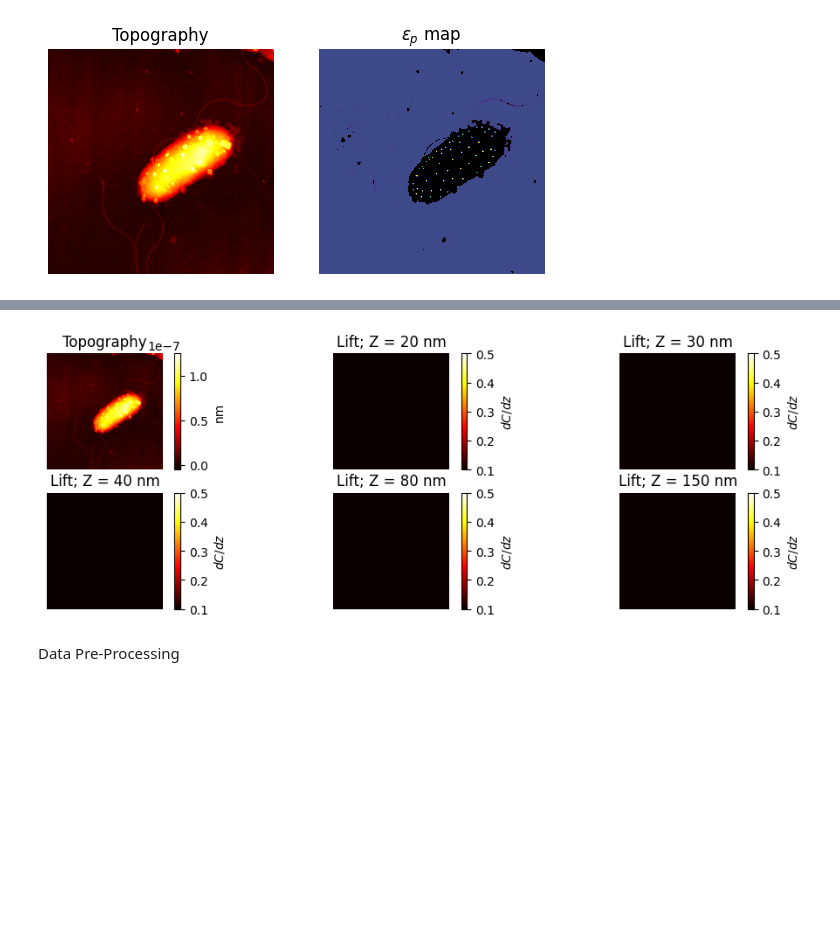
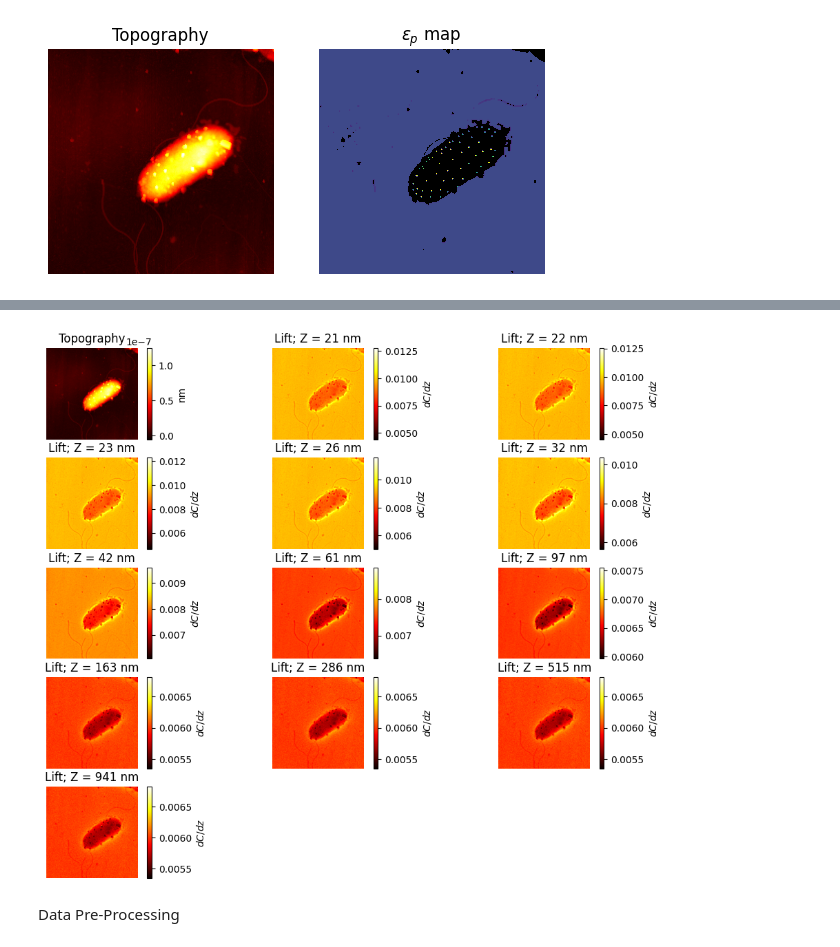
Before and after one commit to mcanoibec/fast_smart_scanning, a Jupyter notebook: work_directory/other_examples/NN_con masks_new_format.ipynb, the cells around one changed output, grey strips where cells are left out. Drawn from its saved outputs; the diff is of its cells as text; code cells hidden in the pictures; blank space fills up the shorter version.

```diff
--- a/work_directory/other_examples/NN_con masks_new_format.ipynb
+++ b/work_directory/other_examples/NN_con masks_new_format.ipynb
@@ -117,17 +114,38 @@ if ref_flip:
 y_mat=matrix_cut(y_mat,nu_dim)
 y=pd.DataFrame(np.reshape(y_mat,nu_dim**2))
 
+
+#Logarithmic sampling
+zetas=np.arange(curves_max_limit)
+maxlen=1713
+curve_height_setpoint=20
+curve_nsamples=12
+
+zs=np.round((np.logspace(start=0,stop=math.log10(maxlen),num=curve_nsamples,endpoint=False)+curve_height_setpoint)).astype(int)
+samples = []
+[samples.append(x) for x in zs if x not in samples]
+
+
+
 if use_lift_files:
     curves_sampled=matrix_cut(lift_samples, nu_dim)
+    curves_sampled=curves_sampled.reshape(nu_dim*nu_dim,len(lifts))
+    #curves_sampled=curves_sampled[:3]
+    b=np.zeros((curves_max_limit,1))
+
+    zzz=np.array(lifts)
+    projection = np.full((len(curves_sampled),len(zetas)), np.nan)
+    for h in tqdm(np.arange(len(curves_sampled))):
+        ccc=curves_sampled[h,:]
+        indices = np.where(np.isin(zetas, zzz.astype(int)))[0]
+        projection[h, indices] = ccc[np.isin(np.round(zzz), zetas)]
+    projection=pd.DataFrame(projection)
+    projection=projection.interpolate(axis=1)
+    projection=projection.bfill(axis=1)
+    curves_sampled=np.array(projection).reshape(nu_dim,nu_dim,curves_max_limit)
+    curves_sampled=curves_sampled[:,:,samples]
+
 else:
-#Logarithmic sampling
-    maxlen=1713
-    curve_height_setpoint=20
-    curve_nsamples=12
-
-    zs=np.round((np.logspace(start=0,stop=math.log10(maxlen),num=curve_nsamples,endpoint=False)+curve_height_setpoint)).astype(int)
-    samples = []
-    [samples.append(x) for x in zs if x not in samples]
 
 
     #New curves
@@ -165,20 +194,20 @@ plt.axis('off')
 # %%
 if input_imgs_view:
     fig=plt.figure(figsize=(12,10))
     ax=fig.add_subplot(5,3,1)
     pcm=ax.imshow(X_mat[:,:,0], cmap='hot')
     ax.set_title("Topography")
     plt.colorbar(pcm, label="nm")
     ax.axis('off')
     for i in range(2,len(X.iloc[0])+1):
         ax=fig.add_subplot(5,3,i)
-        pcm=ax.imshow(X_mat[:,:,i-1], cmap='hot', vmin=0.1, vmax=0.5)
+        pcm=ax.imshow(X_mat[:,:,i-1], cmap='hot')#, vmin=0.1, vmax=0.5)
         h=samples[i-2]
         ax.set_title("Lift; Z = "+str(h)+" nm")
         plt.colorbar(pcm, label="$dC/dz$")
         ax.axis('off')
 # %% [output]
-[figure, old version]
+[figure, new version]
 # %% [markdown]
 Data Pre-Processing
 # %%
```
Also changed, not shown: parts of 12 cells of this notebook.
